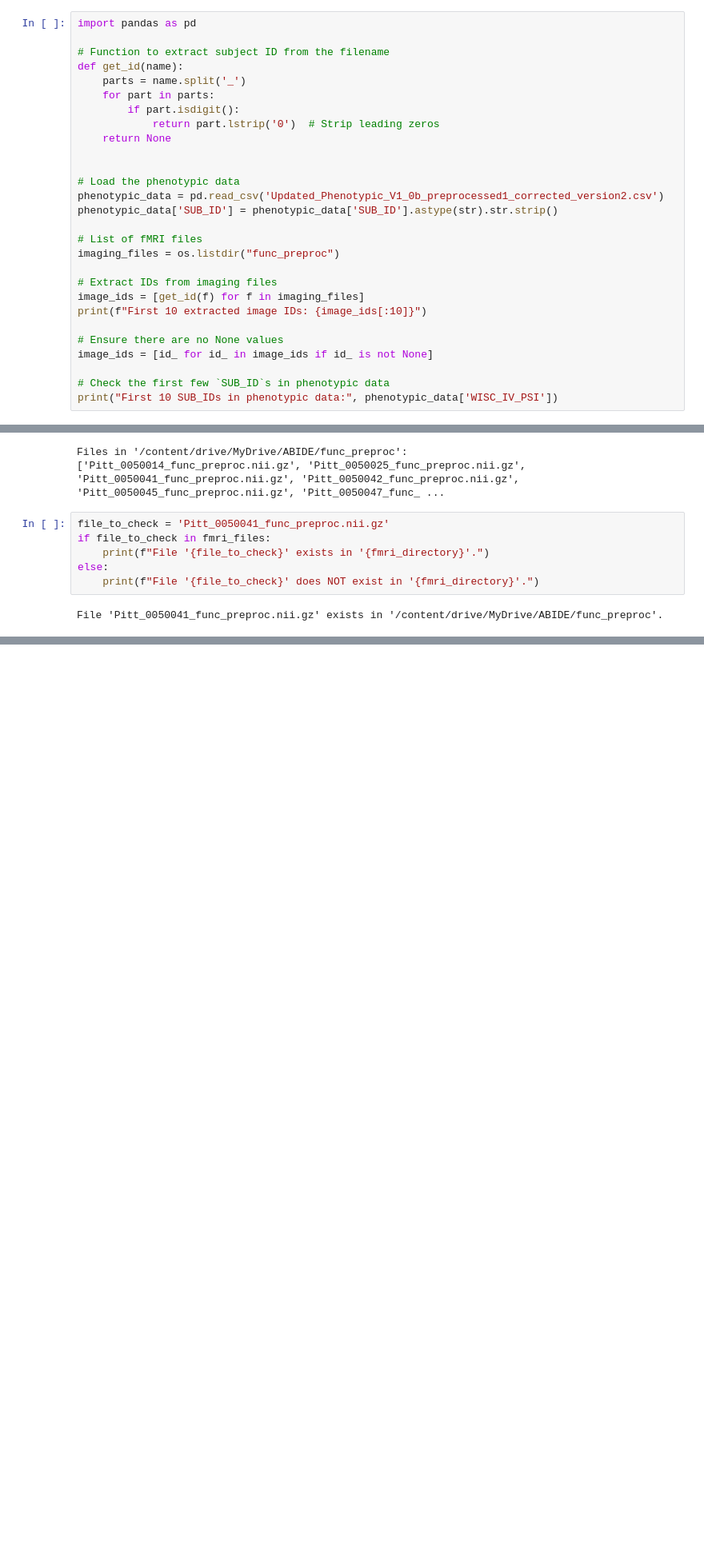
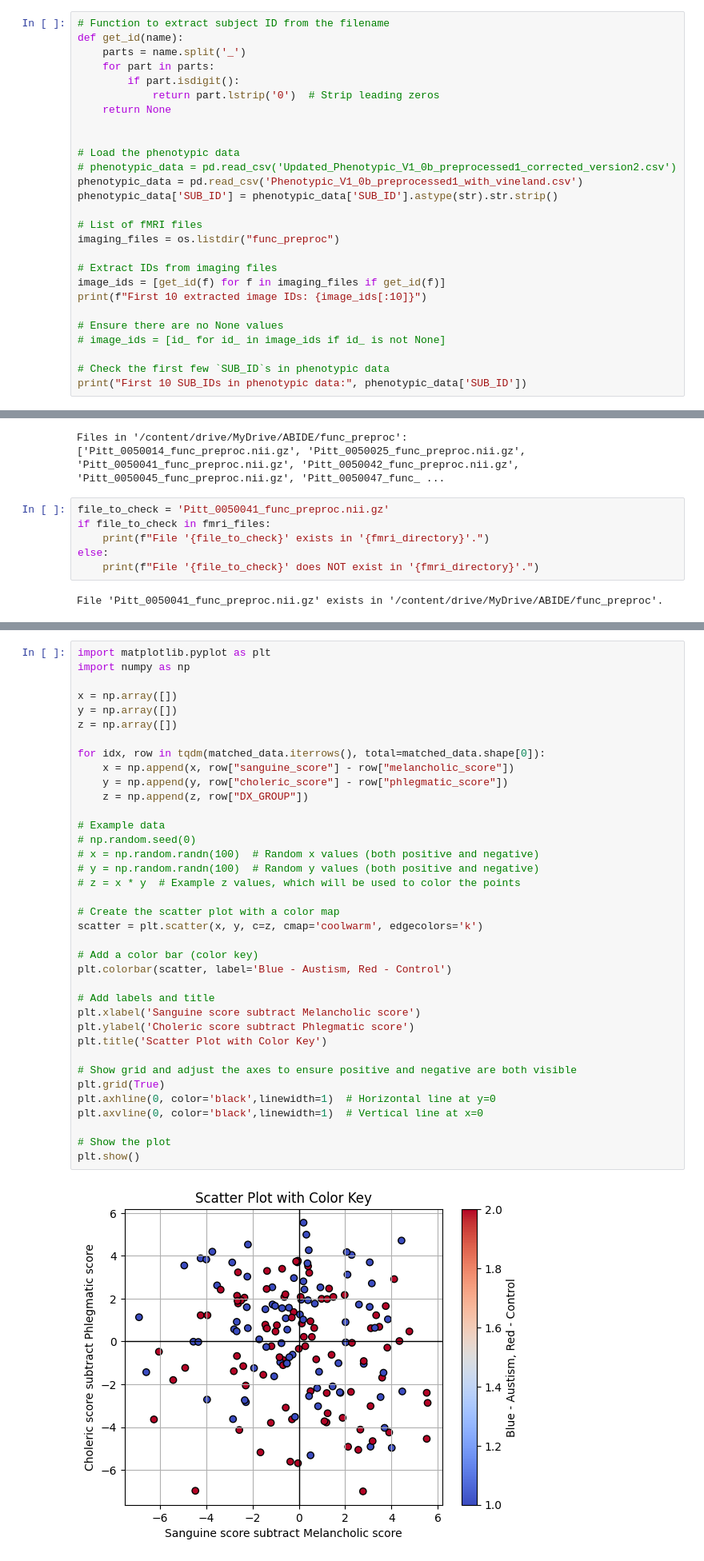
Before and after one commit to milanlakhani/neuro-classification, a Jupyter notebook: Neurological_classification.ipynb, the cells around one changed output, grey strips where cells are left out. Shown at 80% size. Saved outputs shown, nothing was run; the diff lists cells and outputs as text; blank space fills up the shorter version.

```diff
--- a/Neurological_classification.ipynb
+++ b/Neurological_classification.ipynb
@@ -58,7 +61,5 @@ Number of imaging files: 247
 First 10 imaging files: ['Pitt_0050014_func_preproc.nii.gz', 'Pitt_0050025_func_preproc.nii.gz', 'Pitt_0050041_func_preproc.nii.gz', 'Pitt_0050042_func_preproc.nii.gz', 'Pitt_0050045_func_preproc.nii. ...
 # %%
-import pandas as pd
-
 # Function to extract subject ID from the filename
 def get_id(name):
     parts = name.split('_')
@@ -69,20 +70,21 @@ def get_id(name):
 
 
 # Load the phenotypic data
-phenotypic_data = pd.read_csv('Updated_Phenotypic_V1_0b_preprocessed1_corrected_version2.csv')
+# phenotypic_data = pd.read_csv('Updated_Phenotypic_V1_0b_preprocessed1_corrected_version2.csv')
+phenotypic_data = pd.read_csv('Phenotypic_V1_0b_preprocessed1_with_vineland.csv')
 phenotypic_data['SUB_ID'] = phenotypic_data['SUB_ID'].astype(str).str.strip()
 
 # List of fMRI files
 imaging_files = os.listdir("func_preproc")
 
 # Extract IDs from imaging files
-image_ids = [get_id(f) for f in imaging_files]
+image_ids = [get_id(f) for f in imaging_files if get_id(f)]
 print(f"First 10 extracted image IDs: {image_ids[:10]}")
 
 # Ensure there are no None values
-image_ids = [id_ for id_ in image_ids if id_ is not None]
+# image_ids = [id_ for id_ in image_ids if id_ is not None]
 
 # Check the first few `SUB_ID`s in phenotypic data
-print("First 10 SUB_IDs in phenotypic data:", phenotypic_data['WISC_IV_PSI'])
+print("First 10 SUB_IDs in phenotypic data:", phenotypic_data['SUB_ID'])
 # %% [output]
 First 10 extracted image IDs: ['50014', '50025', '50041', '50042', '50045', '50047', '50052', '50104', '50107', '50112']
@@ -654,0 +640,39 @@ Test Accuracy: 80.00%
+# %%
+import matplotlib.pyplot as plt
+import numpy as np
+
+x = np.array([])
+y = np.array([])
+z = np.array([])
+
+for idx, row in tqdm(matched_data.iterrows(), total=matched_data.shape[0]):
+    x = np.append(x, row["sanguine_score"] - row["melancholic_score"])
+    y = np.append(y, row["choleric_score"] - row["phlegmatic_score"])
+    z = np.append(z, row["DX_GROUP"])
+
+# Example data
+# np.random.seed(0)
+# x = np.random.randn(100)  # Random x values (both positive and negative)
+# y = np.random.randn(100)  # Random y values (both positive and negative)
+# z = x * y  # Example z values, which will be used to color the points
+
+# Create the scatter plot with a color map
+scatter = plt.scatter(x, y, c=z, cmap='coolwarm', edgecolors='k')
+
+# Add a color bar (color key)
+plt.colorbar(scatter, label='Blue - Austism, Red - Control')
+
+# Add labels and title
+plt.xlabel('Sanguine score subtract Melancholic score')
+plt.ylabel('Choleric score subtract Phlegmatic score')
+plt.title('Scatter Plot with Color Key')
+
+# Show grid and adjust the axes to ensure positive and negative are both visible
+plt.grid(True)
+plt.axhline(0, color='black',linewidth=1)  # Horizontal line at y=0
+plt.axvline(0, color='black',linewidth=1)  # Vertical line at x=0
+
+# Show the plot
+plt.show()
+# %% [output]
+[figure, added]
```
Also changed, not shown: parts of 22 cells of this notebook.
